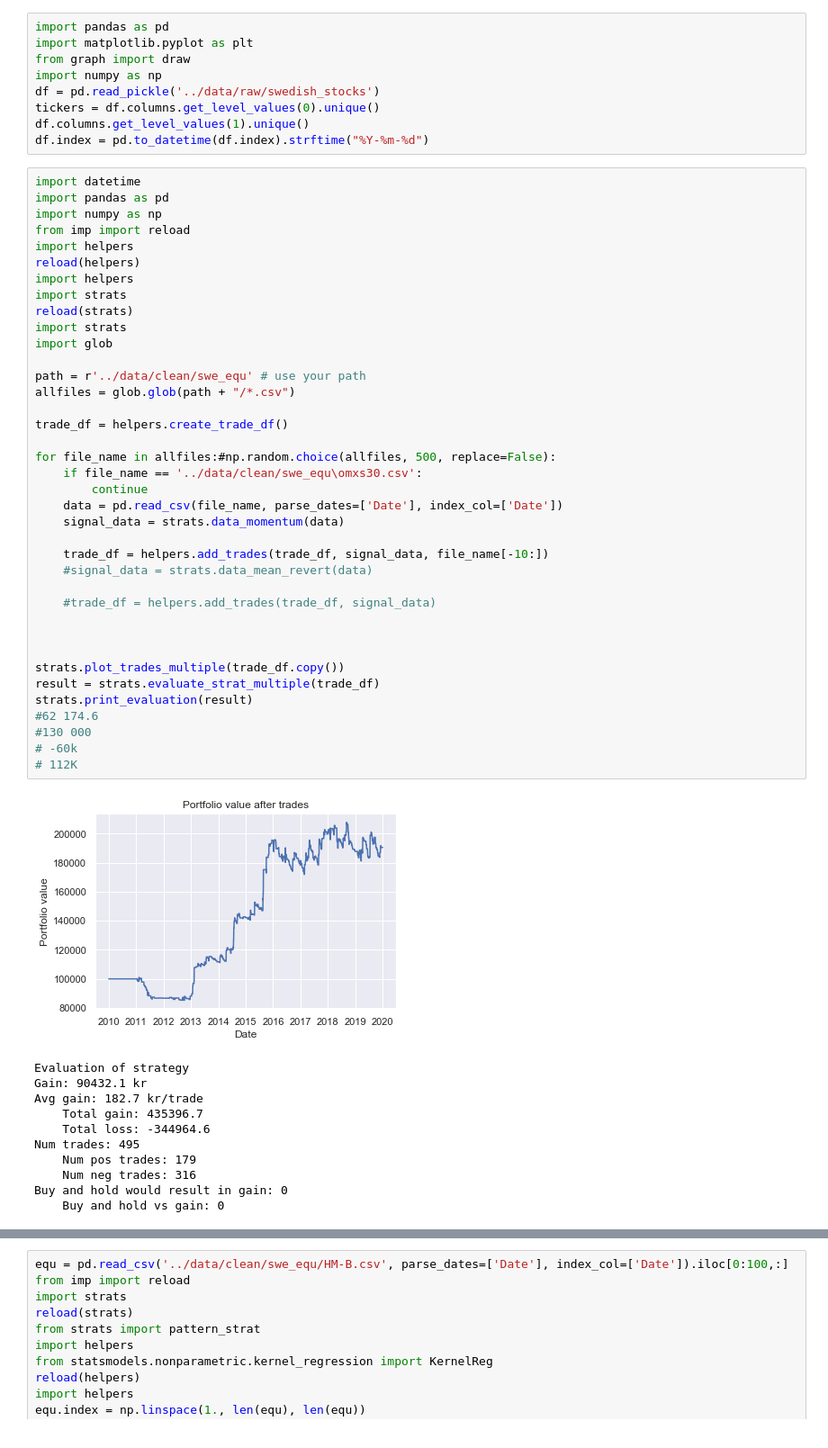
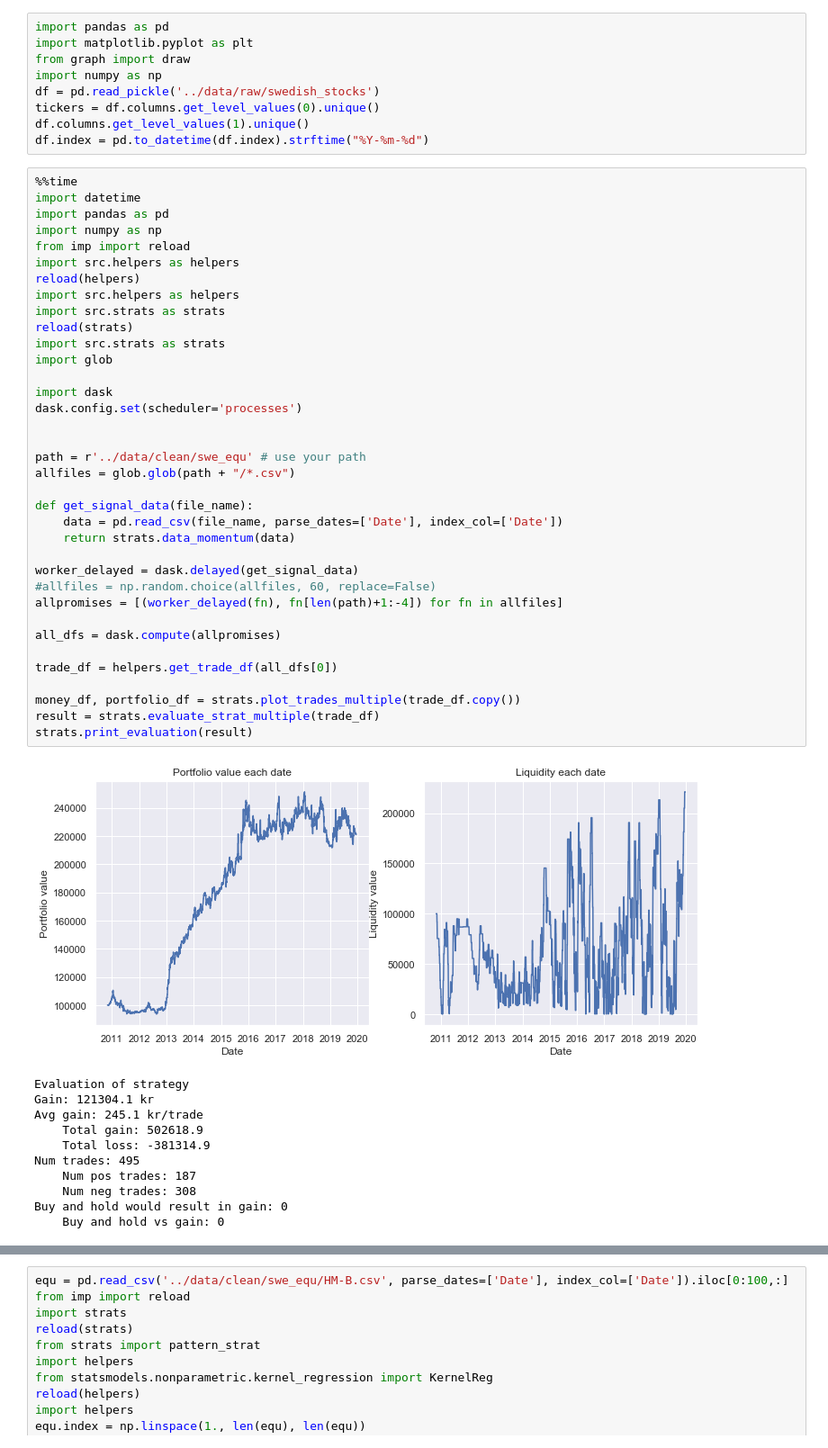
Before and after one commit to agatons/EPFL-financial-big-data, a Jupyter notebook: ta_method/test.ipynb, the cells around one changed output, grey strips where cells are left out. Shown: that part at 90% size. Cells and saved outputs as stored; diff of their text form.

Commit message:
Linear portfolio values

```diff
--- a/ta_method/test.ipynb
+++ b/ta_method/test.ipynb
@@ -8,52 +8,50 @@ tickers = df.columns.get_level_values(0).unique()
 df.columns.get_level_values(1).unique()
 df.index = pd.to_datetime(df.index).strftime("%Y-%m-%d")
 # %%
+%%time
 import datetime
 import pandas as pd
 import numpy as np
 from imp import reload
-import helpers
+import src.helpers as helpers
 reload(helpers)
-import helpers
-import strats
+import src.helpers as helpers
+import src.strats as strats
 reload(strats)
-import strats
+import src.strats as strats
 import glob
+
+import dask
+dask.config.set(scheduler='processes')
+
 
 path = r'../data/clean/swe_equ' # use your path
 allfiles = glob.glob(path + "/*.csv")
 
-trade_df = helpers.create_trade_df()
+def get_signal_data(file_name):
+    data = pd.read_csv(file_name, parse_dates=['Date'], index_col=['Date'])
+    return strats.data_momentum(data)
 
-for file_name in allfiles:#np.random.choice(allfiles, 500, replace=False):
-    if file_name == '../data/clean/swe_equ\omxs30.csv':
-        continue
-    data = pd.read_csv(file_name, parse_dates=['Date'], index_col=['Date'])
-    signal_data = strats.data_momentum(data)
+worker_delayed = dask.delayed(get_signal_data)
+#allfiles = np.random.choice(allfiles, 60, replace=False)
+allpromises = [(worker_delayed(fn), fn[len(path)+1:-4]) for fn in allfiles]
 
-    trade_df = helpers.add_trades(trade_df, signal_data, file_name[-10:])
-    #signal_data = strats.data_mean_revert(data)
+all_dfs = dask.compute(allpromises)
 
-    #trade_df = helpers.add_trades(trade_df, signal_data)
+trade_df = helpers.get_trade_df(all_dfs[0])
 
-
-
-strats.plot_trades_multiple(trade_df.copy())
+money_df, portfolio_df = strats.plot_trades_multiple(trade_df.copy())
 result = strats.evaluate_strat_multiple(trade_df)
 strats.print_evaluation(result)
-#62 174.6
-#130 000
-# -60k
-# 112K
 # %% [output]
-[figure, old version]
+[figure, new version]
 Evaluation of strategy
-Gain: 90432.1 kr
-Avg gain: 182.7 kr/trade
-    Total gain: 435396.7
-    Total loss: -344964.6
+Gain: 121304.1 kr
+Avg gain: 245.1 kr/trade
+    Total gain: 502618.9
+    Total loss: -381314.9
 Num trades: 495
-    Num pos trades: 179
-    Num neg trades: 316
+    Num pos trades: 187
+    Num neg trades: 308
 Buy and hold would result in gain: 0
     Buy and hold vs gain: 0
```
Also changed, not shown: parts of 11 cells of this notebook, 14 other files.
